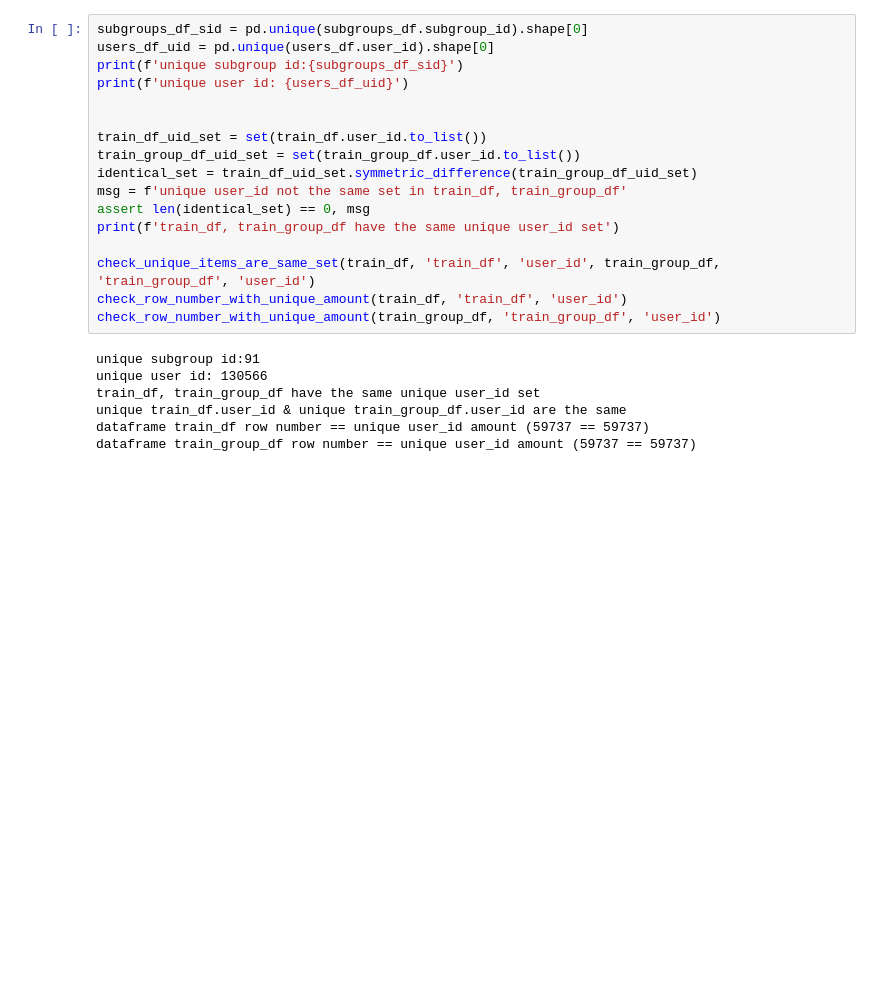
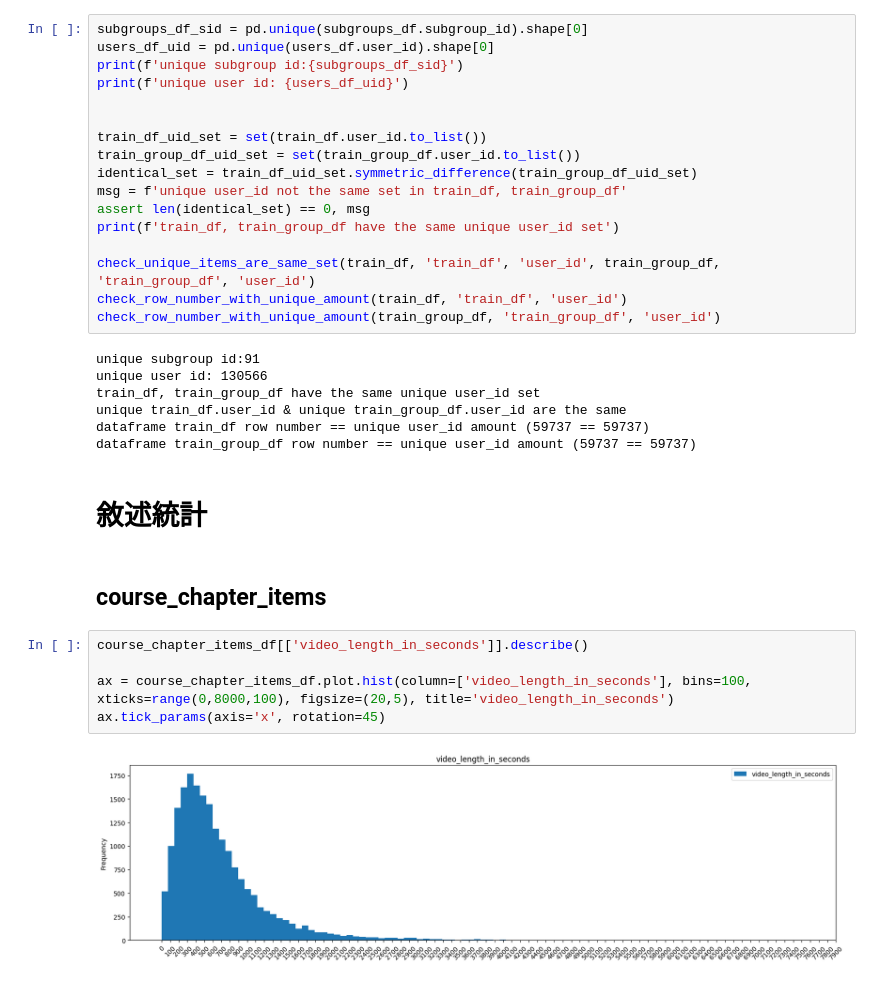
Before and after one commit to bonzo-ntu/2022ADL-FinalProject-4, a Jupyter notebook: EDA.ipynb, the cells around one changed output. Saved outputs shown, nothing was run; the diff lists cells and outputs as text; blank space fills up the shorter version.

Commit message:
add plots on

```diff
--- a/EDA.ipynb
+++ b/EDA.ipynb
@@ -176,3 +176,14 @@ train_df, train_group_df have the same unique user_id set
 unique train_df.user_id & unique train_group_df.user_id are the same
 dataframe train_df row number == unique user_id amount (59737 == 59737)
 dataframe train_group_df row number == unique user_id amount (59737 == 59737)
+# %% [markdown]
+# 敘述統計
+# %% [markdown]
+## course_chapter_items
+# %%
+course_chapter_items_df[['video_length_in_seconds']].describe()
+
+ax = course_chapter_items_df.plot.hist(column=['video_length_in_seconds'], bins=100, xticks=range(0,8000,100), figsize=(20,5), title='video_length_in_seconds')
+ax.tick_params(axis='x', rotation=45)
+# %% [output]
+[figure, added]
```
Also changed, not shown: parts of 4 cells of this notebook.
